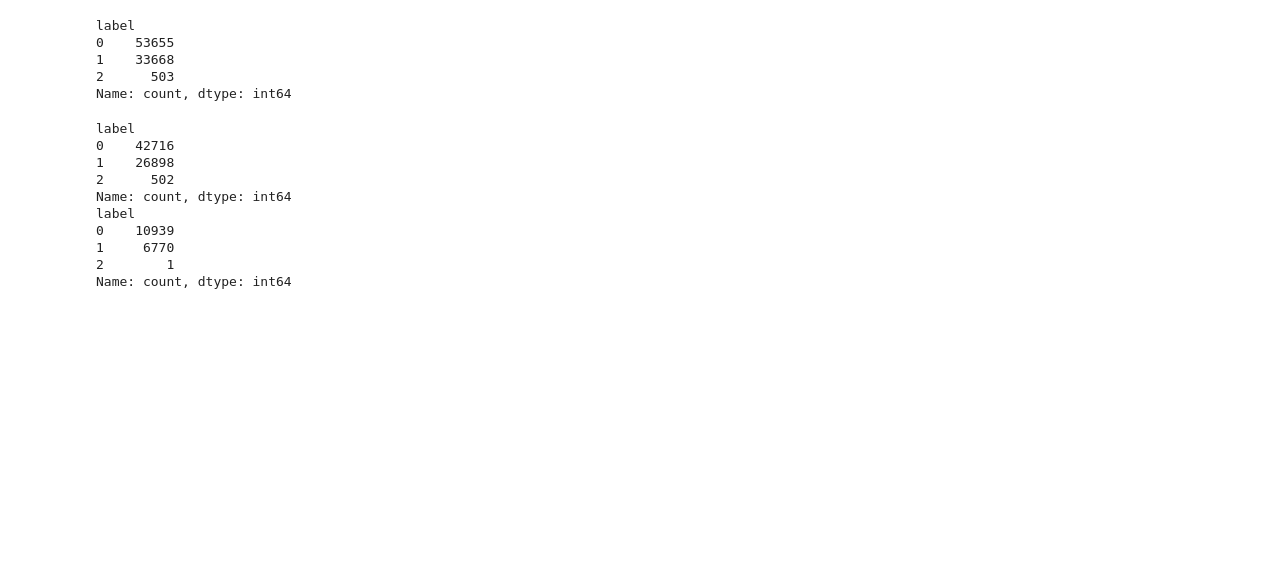
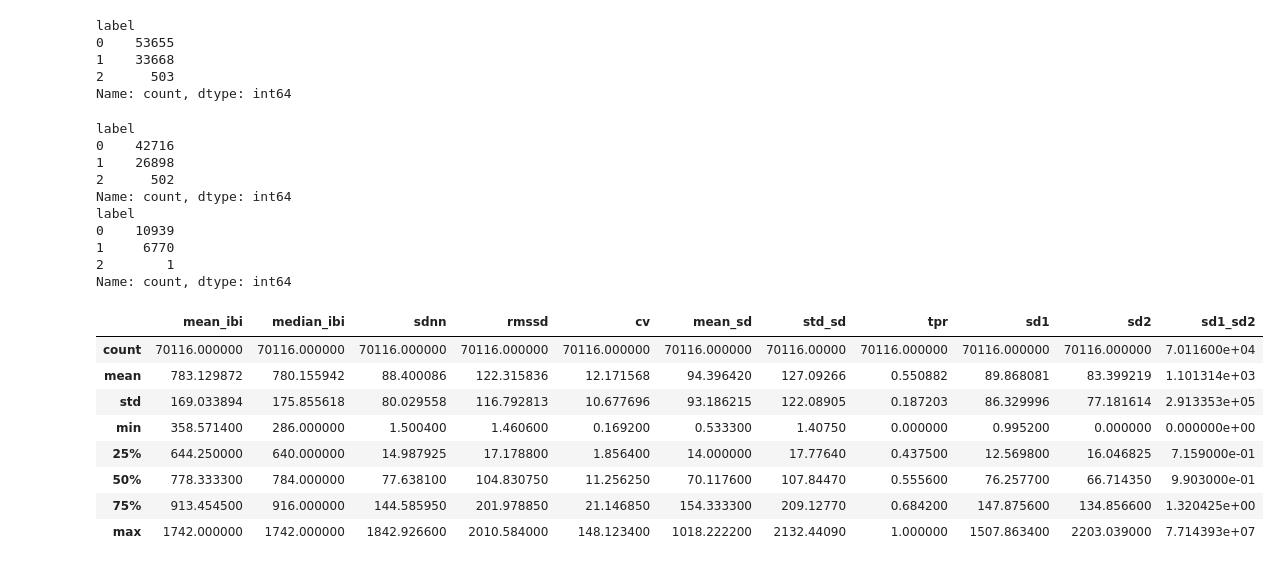
Before and after one commit to agungramadhan123/magang, a Jupyter notebook: main.ipynb, the cells around one changed output. Drawn from its saved outputs; the diff is of its cells as text; code cells hidden in the pictures; blank space fills up the shorter version.

```diff
--- a/main.ipynb
+++ b/main.ipynb
@@ -151,29 +151,7 @@ from sklearn.ensemble import HistGradientBoostingClassifier
 from sklearn.model_selection import StratifiedGroupKFold
 from sklearn.metrics import classification_report
 
-# 1. Custom Transformer untuk IQR Clipping (Agar dapat masuk ke dalam Pipeline)
-class IQRClipper(BaseEstimator, TransformerMixin):
-    def __init__(self, lower_percentile=0.01, upper_percentile=0.99, factor=1.5):
-        self.lower_percentile = lower_percentile
-        self.upper_percentile = upper_percentile
-        self.factor = factor
-        self.lower_bounds_ = None
-        self.upper_bounds_ = None
-
-    def fit(self, X, y=None):
-        X_df = pd.DataFrame(X)
-        Q1 = X_df.quantile(self.lower_percentile)
-        Q3 = X_df.quantile(self.upper_percentile)
-        IQR = Q3 - Q1
-        self.lower_bounds_ = Q1 - self.factor * IQR
-        self.upper_bounds_ = Q3 + self.factor * IQR
-        return self
-
-    def transform(self, X, y=None):
-        X_df = pd.DataFrame(X)
-        X_clipped = X_df.clip(lower=self.lower_bounds_, upper=self.upper_bounds_, axis=1)
-        return X_clipped
-
+from custom_transformers import IQRClipper
 # Definisikan semua fitur HRV numerik yang akan diproses
 numeric_features = ['mean_ibi', 'median_ibi', 'sdnn', 'rmssd', 'cv', 'mean_sd', 'std_sd', 'tpr', 'sd1', 'sd2', 'sd1_sd2']
 
@@ -195,7 +173,18 @@ preprocessor = ColumnTransformer(
 # 4. Membuat Pipeline Final (Gabungan Preprocessing dan Model Klasifikasi)
 clf_pipeline = Pipeline(steps=[
     ('preprocessor', preprocessor),
-    ('classifier', HistGradientBoostingClassifier(class_weight='balanced', random_state=42))
+    ('classifier', HistGradientBoostingClassifier(class_weight='balanced',
+                                                   random_state=42,
+                                                   loss='log_loss',
+                                                   learning_rate=0.1,
+                                                   max_iter=100,
+                                                   max_leaf_nodes=31,
+                                                   min_samples_leaf=20,
+                                                   l2_regularization=0,
+                                                   max_features=1.0,
+                                                   max_bins=255,
+                                                   early_stopping='auto'
+                                                   ))
 ])
 
 # 5. Persiapan Data Mentah
@@ -220,7 +209,6 @@ print("Sedang melatih Pipeline Utama dengan ColumnTransformer...")
 clf_pipeline.fit(X_train_final, y_train_final)
 y_pred_pipe = clf_pipeline.predict(X_test_final)
 
-print("\n=== Hasil Klasifikasi Pipeline dengan ColumnTransformer ===")
 print(classification_report(y_test_final, y_pred_pipe))
 # %% [output]
 Sedang melatih Pipeline Utama dengan ColumnTransformer...
@@ -337,3 +298,15 @@ label
 1     6770
 2        1
 Name: count, dtype: int64
+# %%
+X_train_final.describe()
+# %% [output]
+|  | mean_ibi | median_ibi | sdnn | rmssd | cv | mean_sd | std_sd | tpr | sd1 | sd2 | sd1_sd2 |
+| count | 70116.000000 | 70116.000000 | 70116.000000 | 70116.000000 | 70116.000000 | 70116.000000 | 70116.00000 | 70116.000000 | 70116.000000 | 70116.000000 | 7.011600e+04 |
+| mean | 783.129872 | 780.155942 | 88.400086 | 122.315836 | 12.171568 | 94.396420 | 127.09266 | 0.550882 | 89.868081 | 83.399219 | 1.101314e+03 |
+| std | 169.033894 | 175.855618 | 80.029558 | 116.792813 | 10.677696 | 93.186215 | 122.08905 | 0.187203 | 86.329996 | 77.181614 | 2.913353e+05 |
+| min | 358.571400 | 286.000000 | 1.500400 | 1.460600 | 0.169200 | 0.533300 | 1.40750 | 0.000000 | 0.995200 | 0.000000 | 0.000000e+00 |
+| 25% | 644.250000 | 640.000000 | 14.987925 | 17.178800 | 1.856400 | 14.000000 | 17.77640 | 0.437500 | 12.569800 | 16.046825 | 7.159000e-01 |
+| 50% | 778.333300 | 784.000000 | 77.638100 | 104.830750 | 11.256250 | 70.117600 | 107.84470 | 0.555600 | 76.257700 | 66.714350 | 9.903000e-01 |
+| 75% | 913.454500 | 916.000000 | 144.585950 | 201.978850 | 21.146850 | 154.333300 | 209.12770 | 0.684200 | 147.875600 | 134.856600 | 1.320425e+00 |
+| max | 1742.000000 | 1742.000000 | 1842.926600 | 2010.584000 | 148.123400 | 1018.222200 | 2132.44090 | 1.000000 | 1507.863400 | 2203.039000 | 7.714393e+07 |
```
Also changed, not shown: parts of 9 cells of this notebook, 18 other files.
